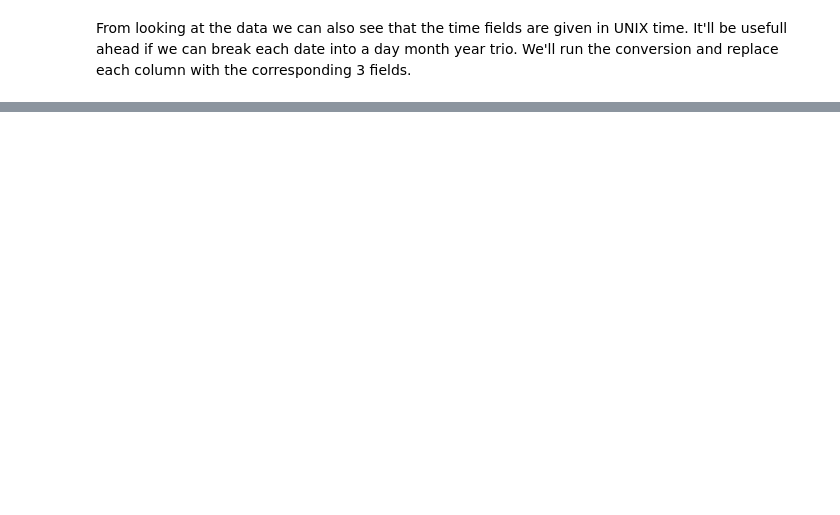
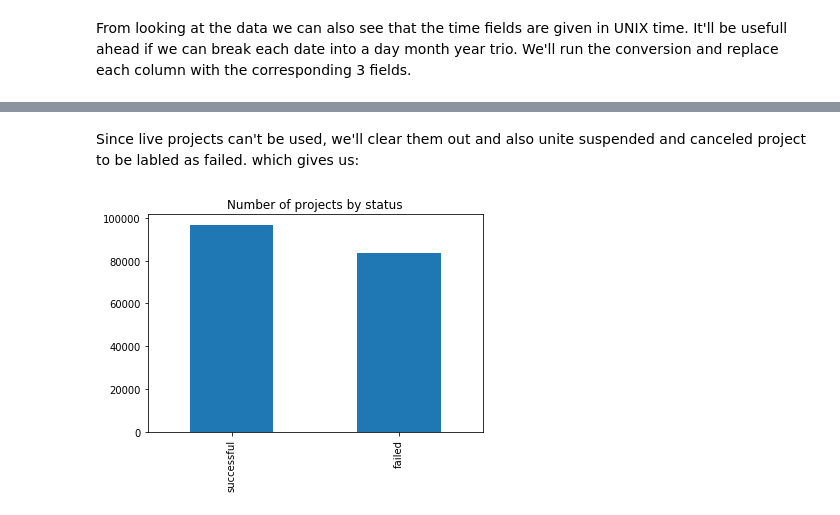
Before and after one commit to EdanZwick/Kickstarter, a Jupyter notebook: kickstarter_proj.ipynb, the cells around one changed output, grey strips where cells are left out. Drawn from its saved outputs; the diff is of its cells as text; code cells hidden in the pictures; blank space fills up the shorter version.

```diff
--- a/kickstarter_proj.ipynb
+++ b/kickstarter_proj.ipynb
@@ -104,0 +133,8 @@ Another inconviniency in this dataset is that some of the fields are given in js
+# %% [markdown]
+Since live projects can't be used, we'll clear them out and also unite suspended and canceled project to be labled as failed. which gives us:
+# %%
+dc.fix_state(df)
+df.reset_index(drop=True, inplace=True)
+visio.plot_projStat(df)
+# %% [output]
+[figure, added]
```
Also changed, not shown: parts of 23 cells of this notebook, 1 other file.
